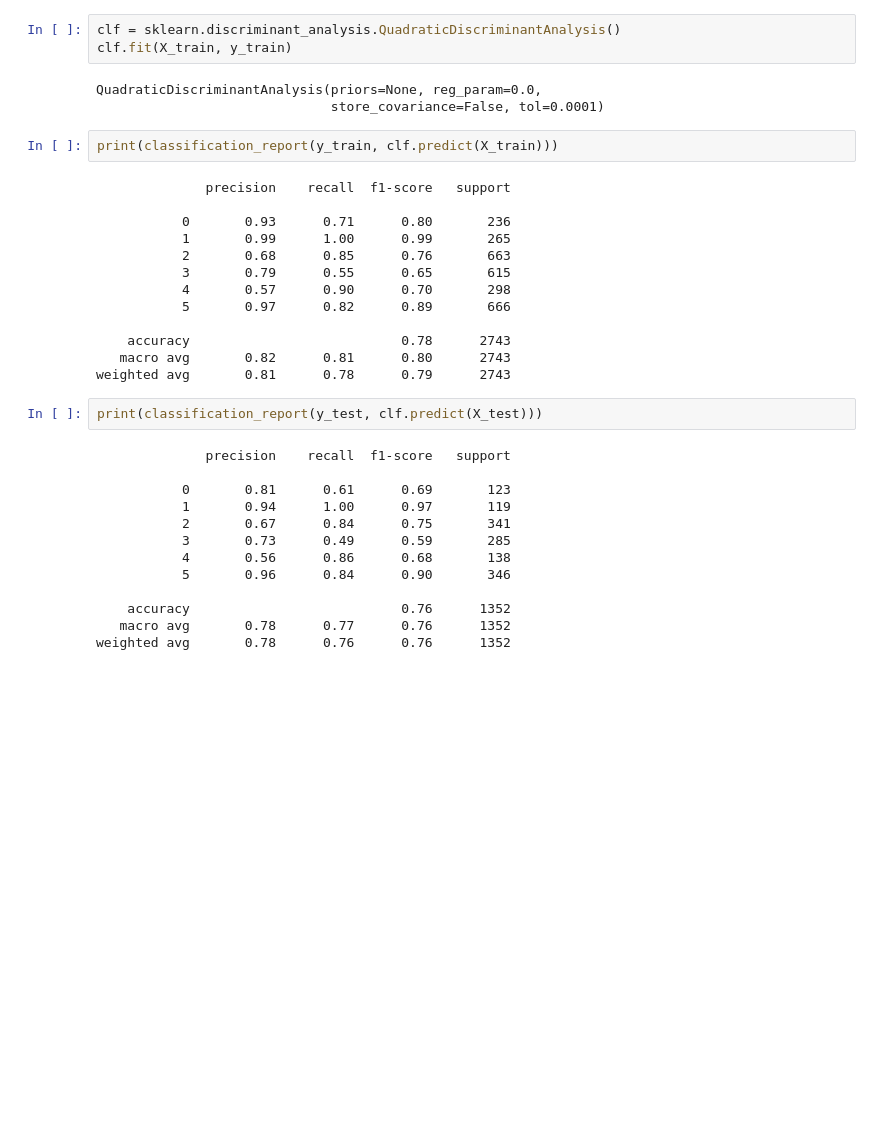
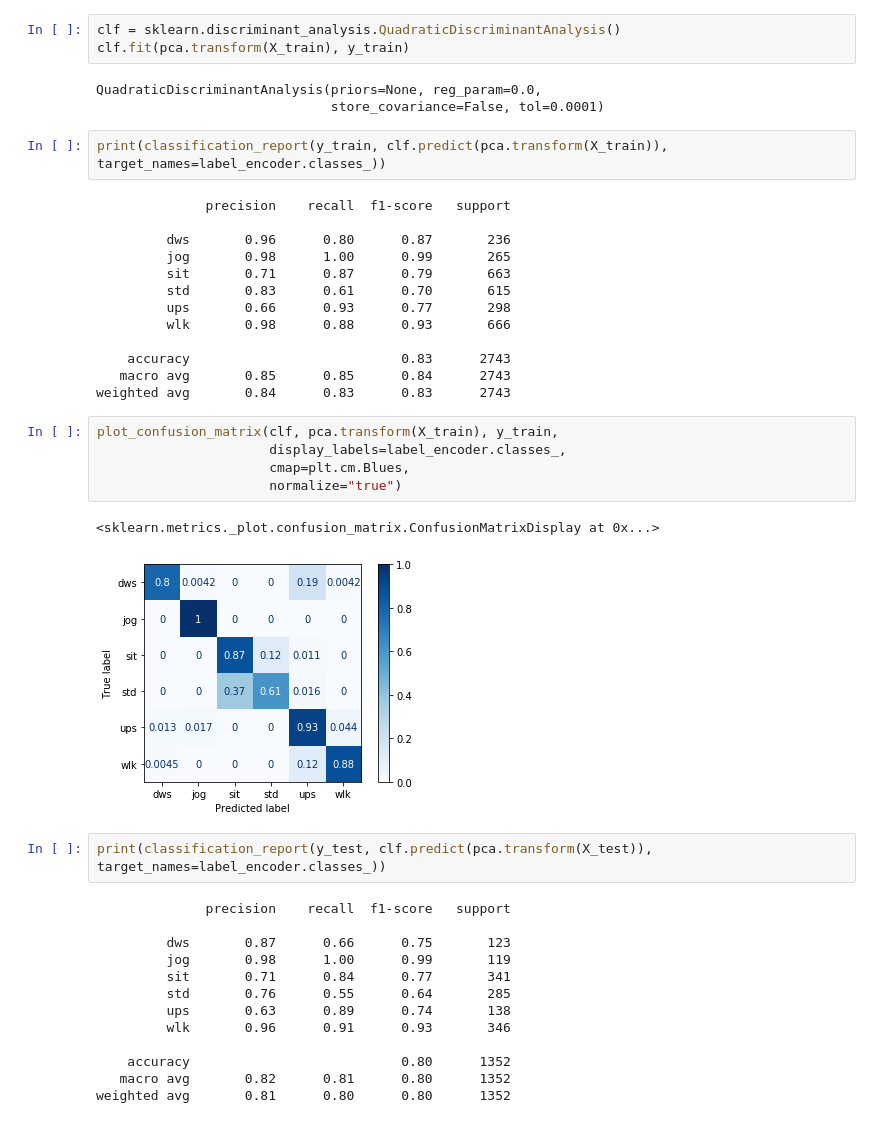
Before and after one commit to gio8tisu/HAR-timeseries-classification, a Jupyter notebook: Baseline.ipynb, the cells around one changed output. Drawn from its saved outputs; the diff is of its cells as text; blank space fills up the shorter version.

```diff
--- a/Baseline.ipynb
+++ b/Baseline.ipynb
@@ -140,36 +174,44 @@ import sklearn.discriminant_analysis
 # %%
 clf = sklearn.discriminant_analysis.QuadraticDiscriminantAnalysis()
-clf.fit(X_train, y_train)
+clf.fit(pca.transform(X_train), y_train)
 # %% [output]
 QuadraticDiscriminantAnalysis(priors=None, reg_param=0.0,
                               store_covariance=False, tol=0.0001)
 # %%
-print(classification_report(y_train, clf.predict(X_train)))
+print(classification_report(y_train, clf.predict(pca.transform(X_train)), target_names=label_encoder.classes_))
 # %% [output]
               precision    recall  f1-score   support
 
-           0       0.93      0.71      0.80       236
-           1       0.99      1.00      0.99       265
-           2       0.68      0.85      0.76       663
-           3       0.79      0.55      0.65       615
-           4       0.57      0.90      0.70       298
-           5       0.97      0.82      0.89       666
+         dws       0.96      0.80      0.87       236
+         jog       0.98      1.00      0.99       265
+         sit       0.71      0.87      0.79       663
+         std       0.83      0.61      0.70       615
+         ups       0.66      0.93      0.77       298
+         wlk       0.98      0.88      0.93       666
 
-    accuracy                           0.78      2743
-   macro avg       0.82      0.81      0.80      2743
-weighted avg       0.81      0.78      0.79      2743
+    accuracy                           0.83      2743
+   macro avg       0.85      0.85      0.84      2743
+weighted avg       0.84      0.83      0.83      2743
+# %%
+plot_confusion_matrix(clf, pca.transform(X_train), y_train,
+                      display_labels=label_encoder.classes_,
+                      cmap=plt.cm.Blues,
+                      normalize="true")
+# %% [output]
+<sklearn.metrics._plot.confusion_matrix.ConfusionMatrixDisplay at 0x...>
+[figure, added]
 # %%
-print(classification_report(y_test, clf.predict(X_test)))
+print(classification_report(y_test, clf.predict(pca.transform(X_test)), target_names=label_encoder.classes_))
 # %% [output]
               precision    recall  f1-score   support
 
-           0       0.81      0.61      0.69       123
-           1       0.94      1.00      0.97       119
-           2       0.67      0.84      0.75       341
-           3       0.73      0.49      0.59       285
-           4       0.56      0.86      0.68       138
-           5       0.96      0.84      0.90       346
+         dws       0.87      0.66      0.75       123
+         jog       0.98      1.00      0.99       119
+         sit       0.71      0.84      0.77       341
+         std       0.76      0.55      0.64       285
+         ups       0.63      0.89      0.74       138
+         wlk       0.96      0.91      0.93       346
 
-    accuracy                           0.76      1352
-   macro avg       0.78      0.77      0.76      1352
-weighted avg       0.78      0.76      0.76      1352
+    accuracy                           0.80      1352
+   macro avg       0.82      0.81      0.80      1352
+weighted avg       0.81      0.80      0.80      1352
```
Also changed, not shown: parts of 27 cells of this notebook, 3 other files.
